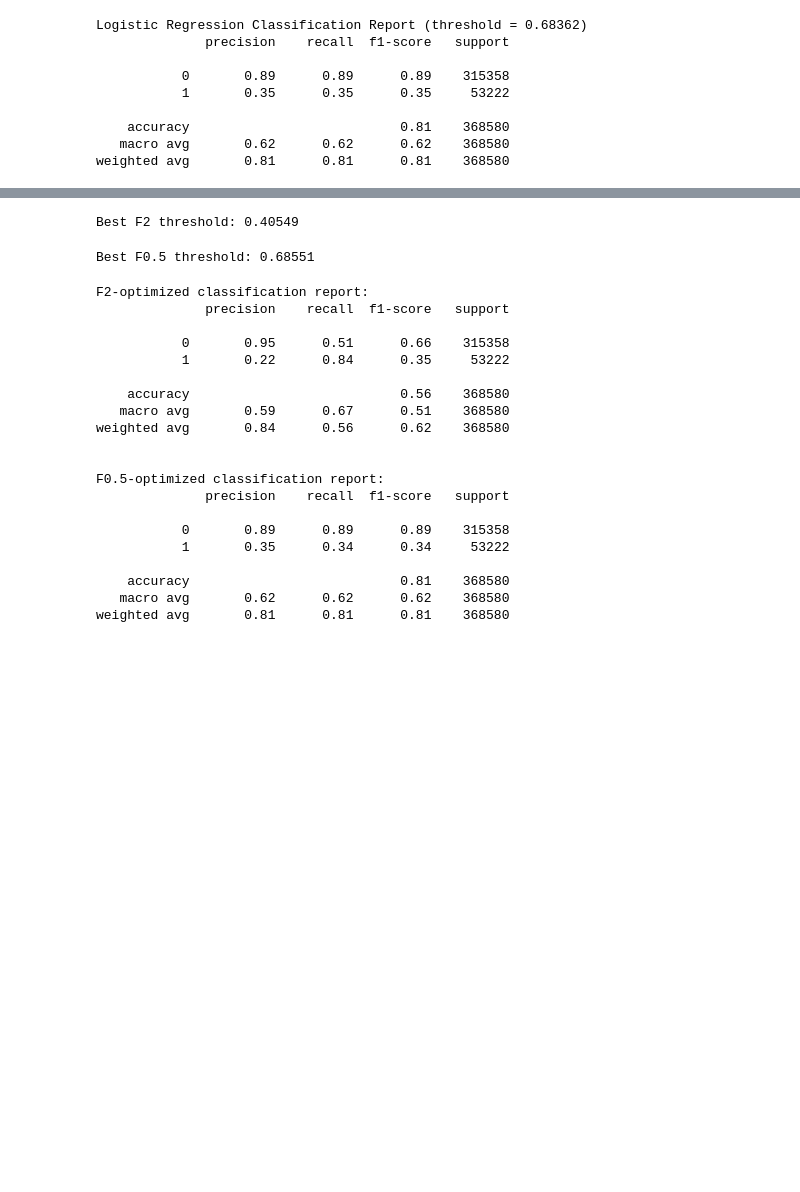
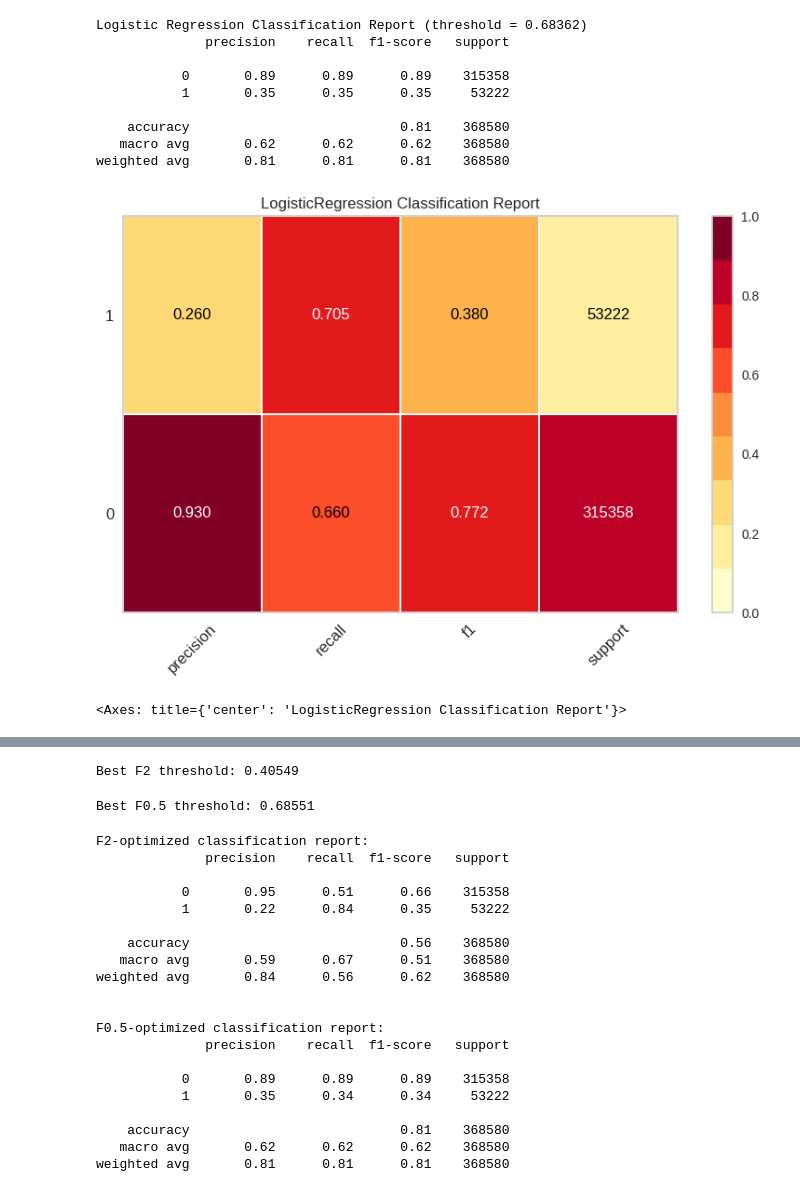
Before and after one commit to shaolinpat/brfss_diabetes_modeling, a Jupyter notebook: notebooks/00_logistic_regression_all_years.ipynb, the cells around one changed output, grey strips where cells are left out. Saved outputs shown, nothing was run; the diff lists cells and outputs as text; code cells hidden in the pictures; blank space fills up the shorter version.

```diff
--- a/notebooks/00_logistic_regression_all_years.ipynb
+++ b/notebooks/00_logistic_regression_all_years.ipynb
@@ -216,4 +250,14 @@ Logistic Regression Classification Report (threshold = 0.68362)
     accuracy                           0.81    368580
    macro avg       0.62      0.62      0.62    368580
 weighted avg       0.81      0.81      0.81    368580
+# %%
+from yellowbrick.classifier import ClassificationReport
+from sklearn.linear_model import LogisticRegression
+
+viz = ClassificationReport(model, support=True)
+viz.score(X_test, y_test)  # Just score + show
+viz.show()
+# %% [output]
+[figure, added]
+<Axes: title={'center': 'LogisticRegression Classification Report'}>
 # %% [markdown]
```
Also changed, not shown: parts of 51 cells of this notebook, 3 other files.
